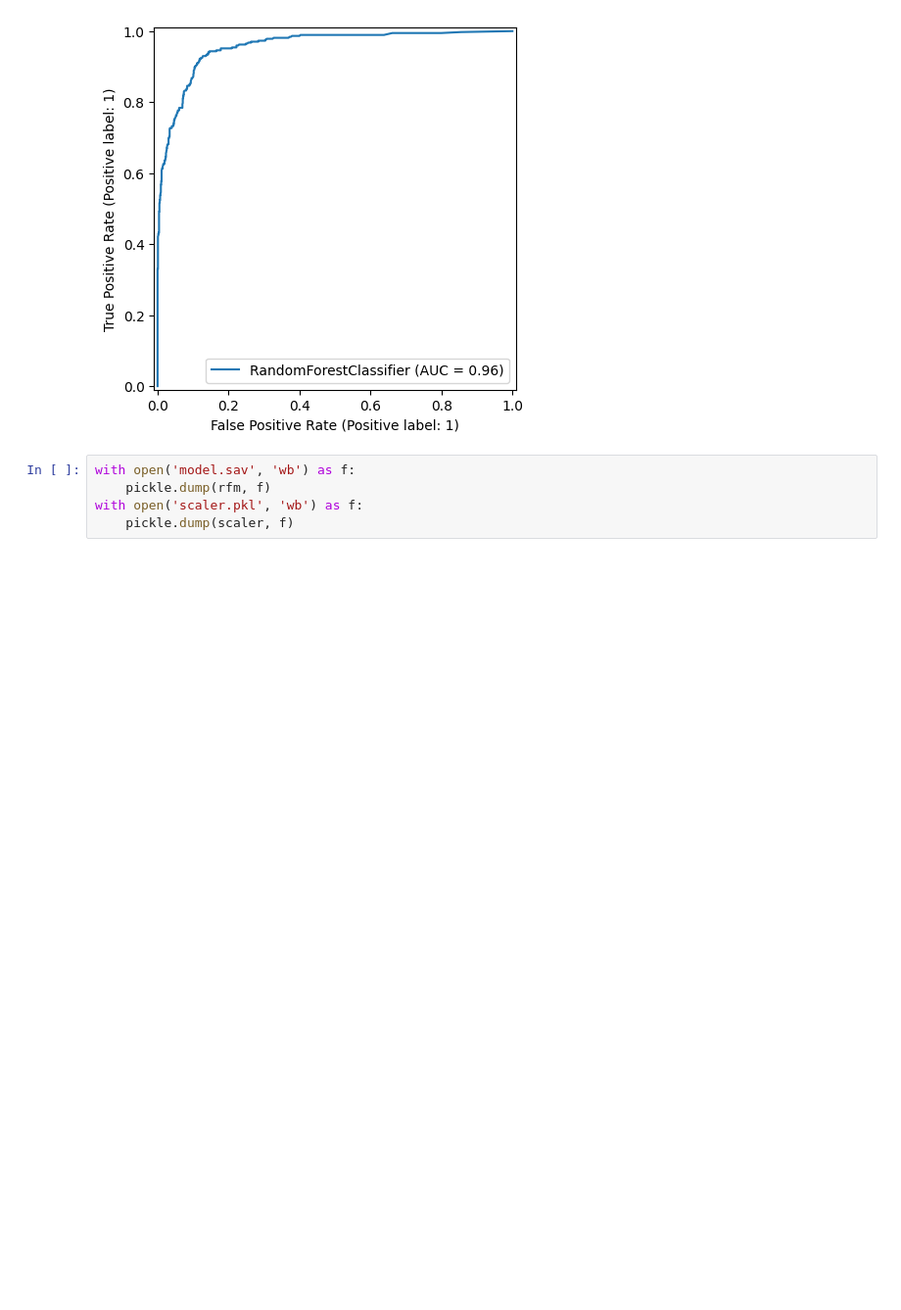
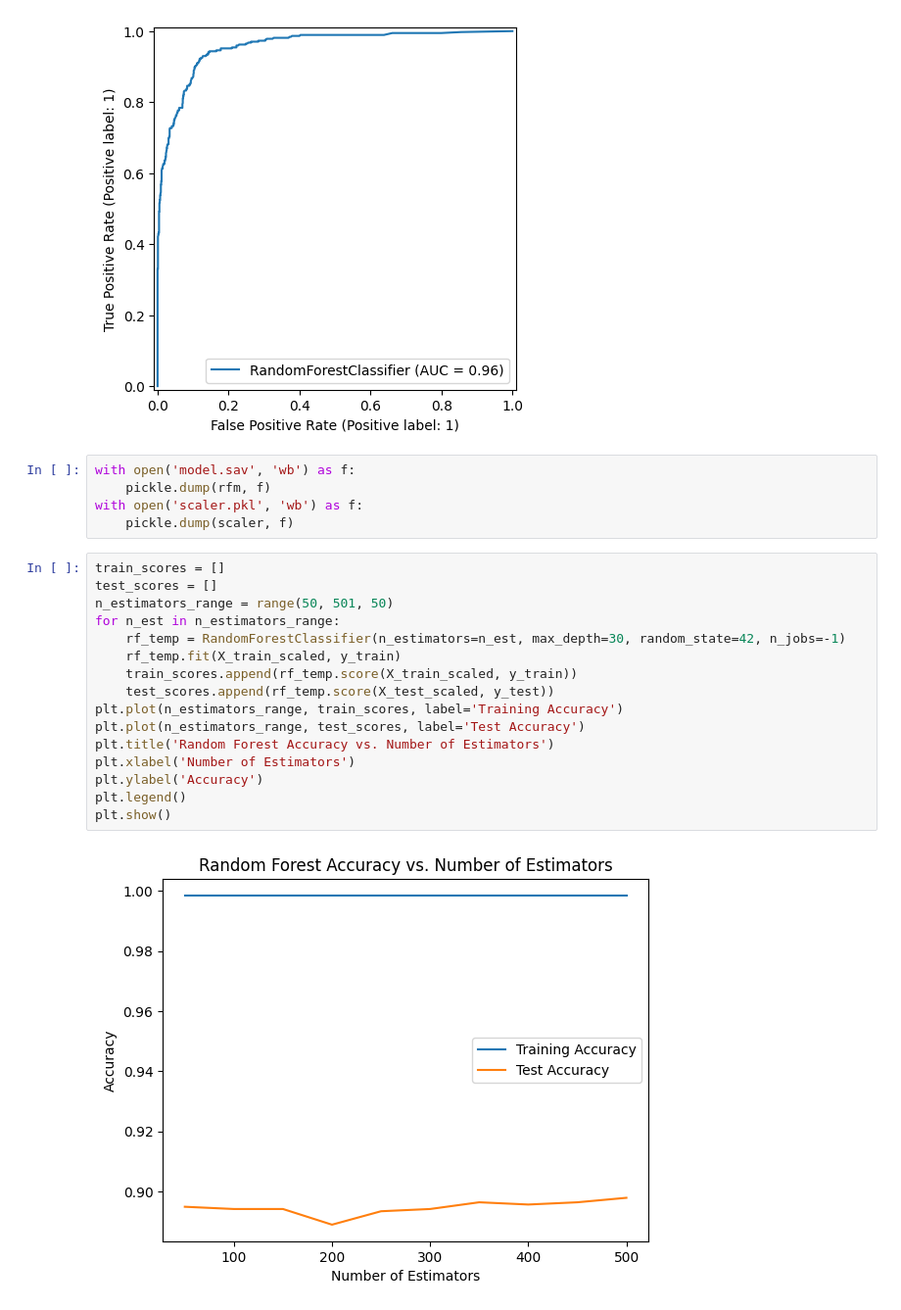
Before and after one commit to Gauraang05/Stroke-Predictor, a Jupyter notebook: stroke_prediction.ipynb, the cells around one changed output. Shown at 98% size. Saved outputs shown, nothing was run; the diff lists cells and outputs as text; blank space fills up the shorter version.

Commit message:
more evaluation graphs added

```diff
--- a/stroke_prediction.ipynb
+++ b/stroke_prediction.ipynb
@@ -556,3 +556,21 @@ with open('model.sav', 'wb') as f:
     pickle.dump(rfm, f)
 with open('scaler.pkl', 'wb') as f:
     pickle.dump(scaler, f)
+# %%
+train_scores = []
+test_scores = []
+n_estimators_range = range(50, 501, 50)
+for n_est in n_estimators_range:
+    rf_temp = RandomForestClassifier(n_estimators=n_est, max_depth=30, random_state=42, n_jobs=-1)
+    rf_temp.fit(X_train_scaled, y_train)
+    train_scores.append(rf_temp.score(X_train_scaled, y_train))
+    test_scores.append(rf_temp.score(X_test_scaled, y_test))
+plt.plot(n_estimators_range, train_scores, label='Training Accuracy')
+plt.plot(n_estimators_range, test_scores, label='Test Accuracy')
+plt.title('Random Forest Accuracy vs. Number of Estimators')
+plt.xlabel('Number of Estimators')
+plt.ylabel('Accuracy')
+plt.legend()
+plt.show()
+# %% [output]
+[figure, added]
```
Also changed, not shown: parts of 5 cells of this notebook.
